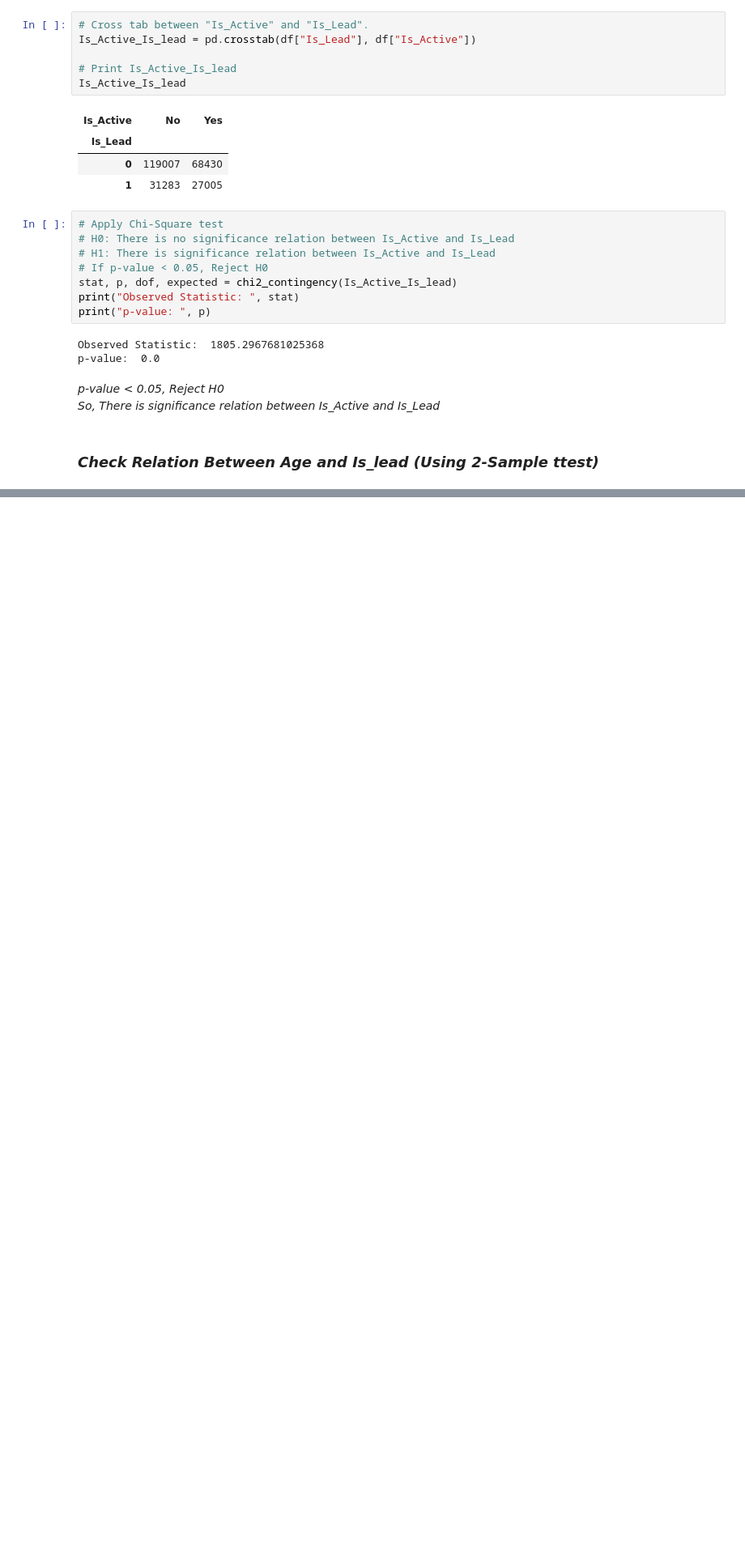
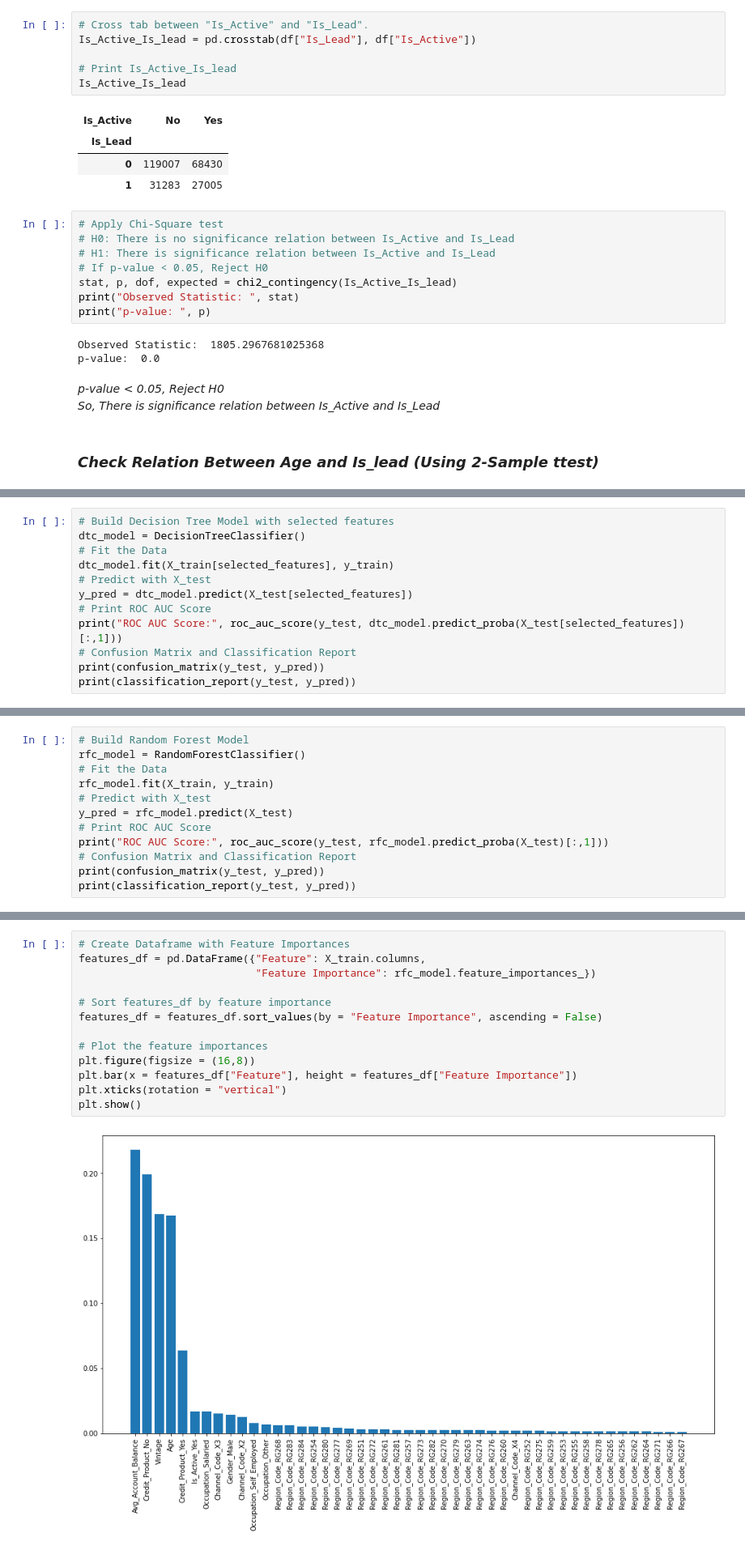
Before and after one commit to manoj25hyd/Credit-Card-Lead-Prediction, a Jupyter notebook: Hypothesis testing.ipynb, the cells around one changed output, grey strips where cells are left out. Shown at 81% size. Saved outputs shown, nothing was run; the diff lists cells and outputs as text; blank space fills up the shorter version.

```diff
--- a/Hypothesis testing.ipynb
+++ b/Hypothesis testing.ipynb
@@ -269,0 +428,12 @@ p-value:  0.0
+# %%
+# Build Decision Tree Model with selected features
+dtc_model = DecisionTreeClassifier()
+# Fit the Data
+dtc_model.fit(X_train[selected_features], y_train)
+# Predict with X_test
+y_pred = dtc_model.predict(X_test[selected_features])
+# Print ROC AUC Score
+print("ROC AUC Score:", roc_auc_score(y_test, dtc_model.predict_proba(X_test[selected_features])[:,1]))
+# Confusion Matrix and Classification Report
+print(confusion_matrix(y_test, y_pred))
+print(classification_report(y_test, y_pred))
@@ -269,0 +452,12 @@ p-value:  0.0
+# %%
+# Build Random Forest Model
+rfc_model = RandomForestClassifier()
+# Fit the Data
+rfc_model.fit(X_train, y_train)
+# Predict with X_test
+y_pred = rfc_model.predict(X_test)
+# Print ROC AUC Score
+print("ROC AUC Score:", roc_auc_score(y_test, rfc_model.predict_proba(X_test)[:,1]))
+# Confusion Matrix and Classification Report
+print(confusion_matrix(y_test, y_pred))
+print(classification_report(y_test, y_pred))
@@ -269,0 +476,15 @@ p-value:  0.0
+# %%
+# Create Dataframe with Feature Importances
+features_df = pd.DataFrame({"Feature": X_train.columns,
+                            "Feature Importance": rfc_model.feature_importances_})
+
+# Sort features_df by feature importance
+features_df = features_df.sort_values(by = "Feature Importance", ascending = False)
+
+# Plot the feature importances
+plt.figure(figsize = (16,8))
+plt.bar(x = features_df["Feature"], height = features_df["Feature Importance"])
+plt.xticks(rotation = "vertical")
+plt.show()
+# %% [output]
+[figure, added]
```
Also changed, not shown: parts of 41 cells of this notebook.
